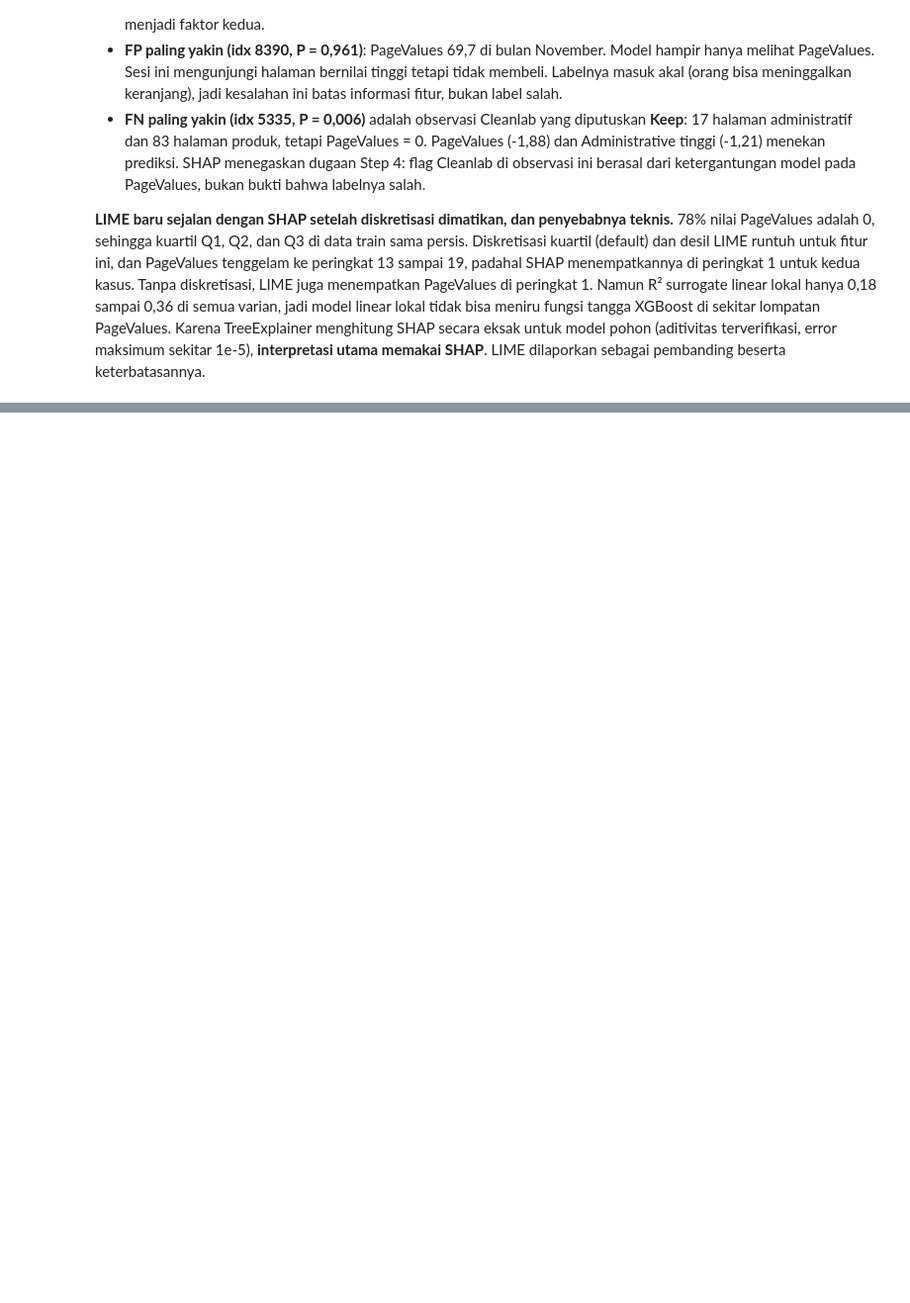
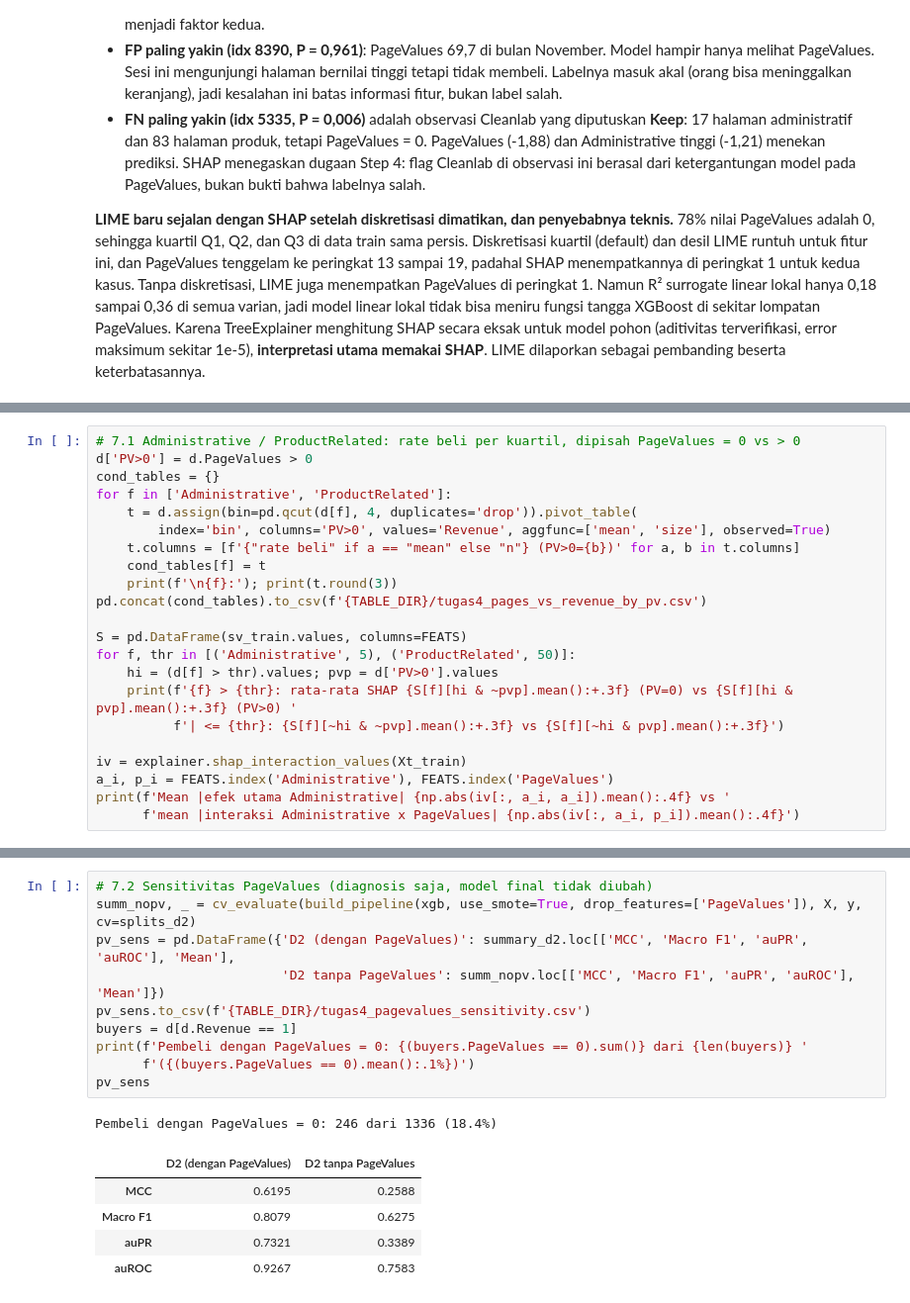
Before and after one commit to vickymahfudy/tugas-data-science, a Jupyter notebook: notebooks/07_data_centric.ipynb, the cells around one changed output, grey strips where cells are left out. Shown at 99% size. Cells and saved outputs as stored; diff of their text form; blank space fills up the shorter version.

```diff
--- a/notebooks/07_data_centric.ipynb
+++ b/notebooks/07_data_centric.ipynb
@@ -923,0 +957,22 @@ beserta keterbatasannya.
+# %%
+# 7.1 Administrative / ProductRelated: rate beli per kuartil, dipisah PageValues = 0 vs > 0
+d['PV>0'] = d.PageValues > 0
+cond_tables = {}
+for f in ['Administrative', 'ProductRelated']:
+    t = d.assign(bin=pd.qcut(d[f], 4, duplicates='drop')).pivot_table(
+        index='bin', columns='PV>0', values='Revenue', aggfunc=['mean', 'size'], observed=True)
+    t.columns = [f'{"rate beli" if a == "mean" else "n"} (PV>0={b})' for a, b in t.columns]
+    cond_tables[f] = t
+    print(f'\n{f}:'); print(t.round(3))
+pd.concat(cond_tables).to_csv(f'{TABLE_DIR}/tugas4_pages_vs_revenue_by_pv.csv')
+
+S = pd.DataFrame(sv_train.values, columns=FEATS)
+for f, thr in [('Administrative', 5), ('ProductRelated', 50)]:
+    hi = (d[f] > thr).values; pvp = d['PV>0'].values
+    print(f'{f} > {thr}: rata-rata SHAP {S[f][hi & ~pvp].mean():+.3f} (PV=0) vs {S[f][hi & pvp].mean():+.3f} (PV>0) '
+          f'| <= {thr}: {S[f][~hi & ~pvp].mean():+.3f} vs {S[f][~hi & pvp].mean():+.3f}')
+
+iv = explainer.shap_interaction_values(Xt_train)
+a_i, p_i = FEATS.index('Administrative'), FEATS.index('PageValues')
+print(f'Mean |efek utama Administrative| {np.abs(iv[:, a_i, a_i]).mean():.4f} vs '
+      f'mean |interaksi Administrative x PageValues| {np.abs(iv[:, a_i, p_i]).mean():.4f}')
@@ -923,0 +997,17 @@ beserta keterbatasannya.
+# %%
+# 7.2 Sensitivitas PageValues (diagnosis saja, model final tidak diubah)
+summ_nopv, _ = cv_evaluate(build_pipeline(xgb, use_smote=True, drop_features=['PageValues']), X, y, cv=splits_d2)
+pv_sens = pd.DataFrame({'D2 (dengan PageValues)': summary_d2.loc[['MCC', 'Macro F1', 'auPR', 'auROC'], 'Mean'],
+                        'D2 tanpa PageValues': summ_nopv.loc[['MCC', 'Macro F1', 'auPR', 'auROC'], 'Mean']})
+pv_sens.to_csv(f'{TABLE_DIR}/tugas4_pagevalues_sensitivity.csv')
+buyers = d[d.Revenue == 1]
+print(f'Pembeli dengan PageValues = 0: {(buyers.PageValues == 0).sum()} dari {len(buyers)} '
+      f'({(buyers.PageValues == 0).mean():.1%})')
+pv_sens
+# %% [output]
+Pembeli dengan PageValues = 0: 246 dari 1336 (18.4%)
+|  | D2 (dengan PageValues) | D2 tanpa PageValues |
+| MCC | 0.6195 | 0.2588 |
+| Macro F1 | 0.8079 | 0.6275 |
+| auPR | 0.7321 | 0.3389 |
+| auROC | 0.9267 | 0.7583 |
```
Also changed, not shown: parts of 7 cells of this notebook, 7 other files.
